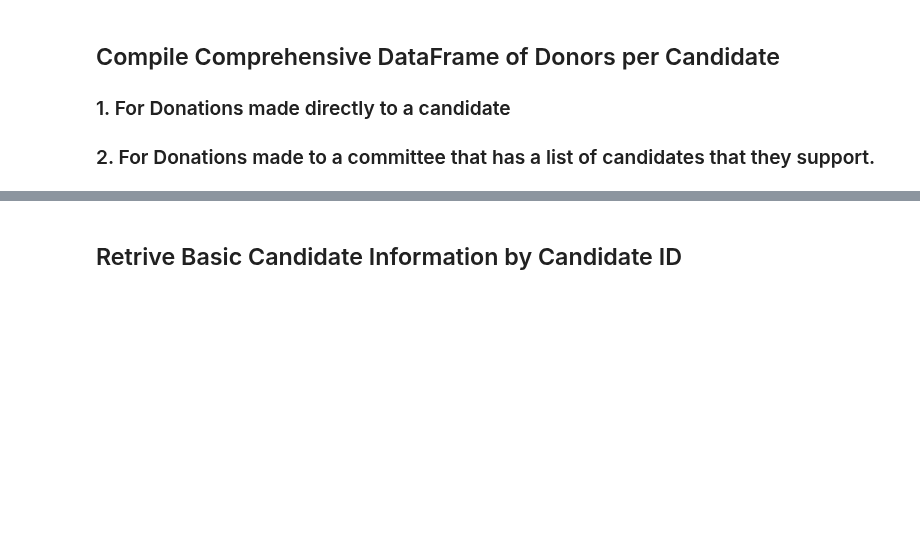
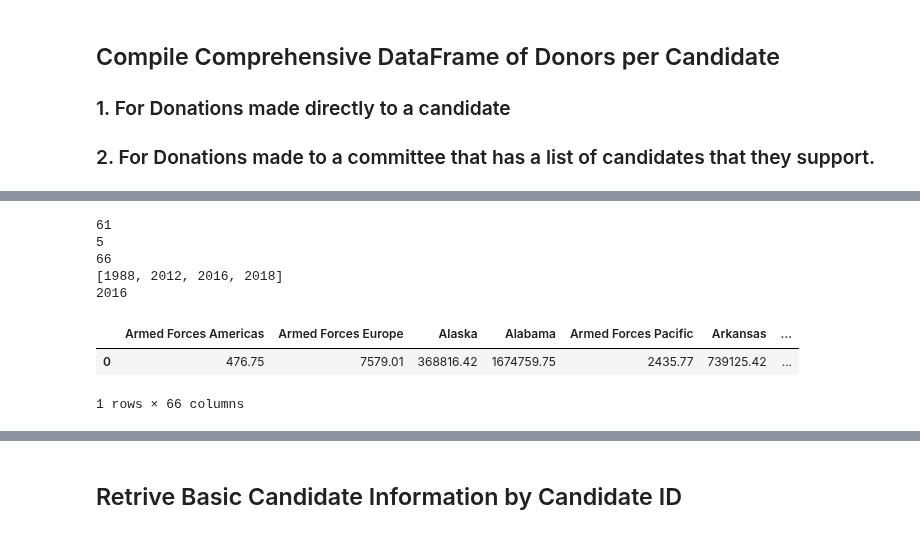
Before and after one commit to Nlorio/election-forecast, a Jupyter notebook: notebooks/Project - FEC Financial Data .ipynb, the cells around one changed output, grey strips where cells are left out. Cells and saved outputs as stored; diff of their text form; code cells hidden in the pictures; blank space fills up the shorter version.

```diff
--- a/notebooks/Project - FEC Financial Data .ipynb
+++ b/notebooks/Project - FEC Financial Data .ipynb
@@ -305,0 +320,5 @@ cand_donor_state('S2UT00229', 2018)
+# %%
+# Presidential Election, Likeley has donations from all entities within the United States.
+states = a.state_full
+#states = np.append(states, 'Armed Forces Americas')
+states
@@ -369,0 +485,12 @@ def candidate_donor_collection(candidate_name, election, date):
+# %%
+b = candidate_donor_df('TRUMP, DONALD J', states)
+b
+# %% [output]
+61
+5
+66
+[1988, 2012, 2016, 2018]
+2016
+|  | Armed Forces Americas | Armed Forces Europe | Alaska | Alabama | Armed Forces Pacific | Arkansas | ... |
+| 0 | 476.75 | 7579.01 | 368816.42 | 1674759.75 | 2435.77 | 739125.42 | ... |
+1 rows × 66 columns
```
Also changed, not shown: parts of 17 cells of this notebook.
